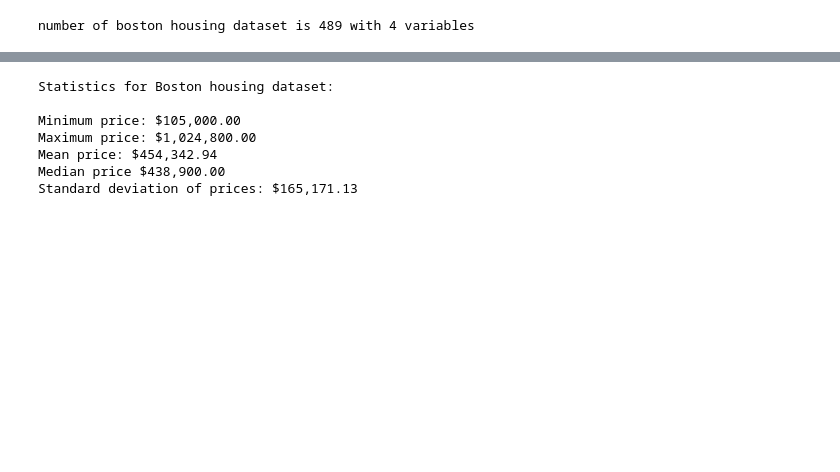
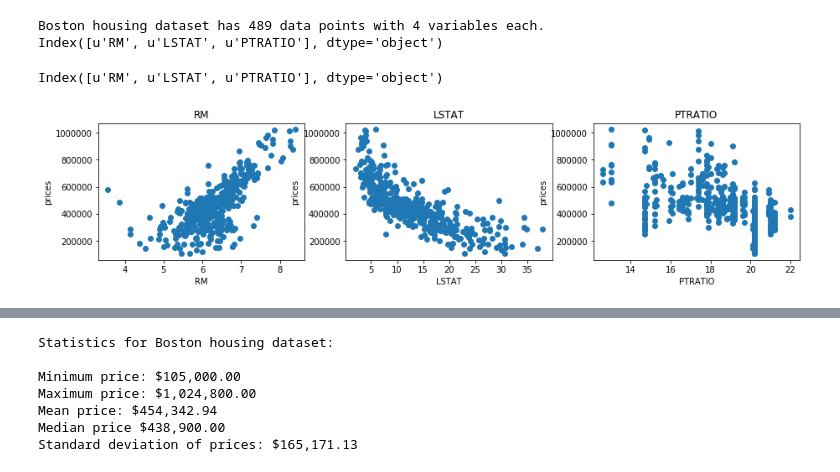
Before and after one commit to aattaran/Machine-Learning-with-Python, a Jupyter notebook: boston_housing/boston_housing.ipynb, the cells around one changed output, grey strips where cells are left out. Saved outputs shown, nothing was run; the diff lists cells and outputs as text; code cells hidden in the pictures; blank space fills up the shorter version.

```diff
--- a/boston_housing/boston_housing.ipynb
+++ b/boston_housing/boston_housing.ipynb
@@ -1,16 +22,37 @@
 # %%
+# Import libraries necessary for this project
 import numpy as np
 import pandas as pd
 from sklearn.cross_validation import ShuffleSplit
 
+# Import supplementary visualizations code visuals.py
 import visuals as vs
 
+# Pretty display for notebooks
 %matplotlib inline
 
-data = pd.read_csv("housing.csv")
-prices = data["MEDV"]
-features = data.drop("MEDV", axis=1)
-features.shape
-print "number of boston housing dataset is {} with {} variables".format(*data.shape)
+# Load the Boston housing dataset
+data = pd.read_csv('housing.csv')
+prices = data['MEDV']
+features = data.drop('MEDV', axis = 1)
+
+# Success
+print "Boston housing dataset has {} data points with {} variables each.".format(*data.shape)
 # %% [output]
-number of boston housing dataset is 489 with 4 variables
+Boston housing dataset has 489 data points with 4 variables each.
+Index([u'RM', u'LSTAT', u'PTRATIO'], dtype='object')
+# %%
+print features.columns
+import matplotlib.pyplot as plt
+plt.figure(figsize=(15, 3))
+
+
+for i, col in enumerate(features.columns):
+    plt.subplot(1, 3, i+1)
+    plt.plot(data[col], prices, 'o')
+    plt.title(col)
+    plt.xlabel(col)
+    plt.ylabel('prices')
+# %% [output]
+Index([u'RM', u'LSTAT', u'PTRATIO'], dtype='object')
+[figure, added]
```
Also changed, not shown: parts of 69 cells of this notebook, 4 other files.
